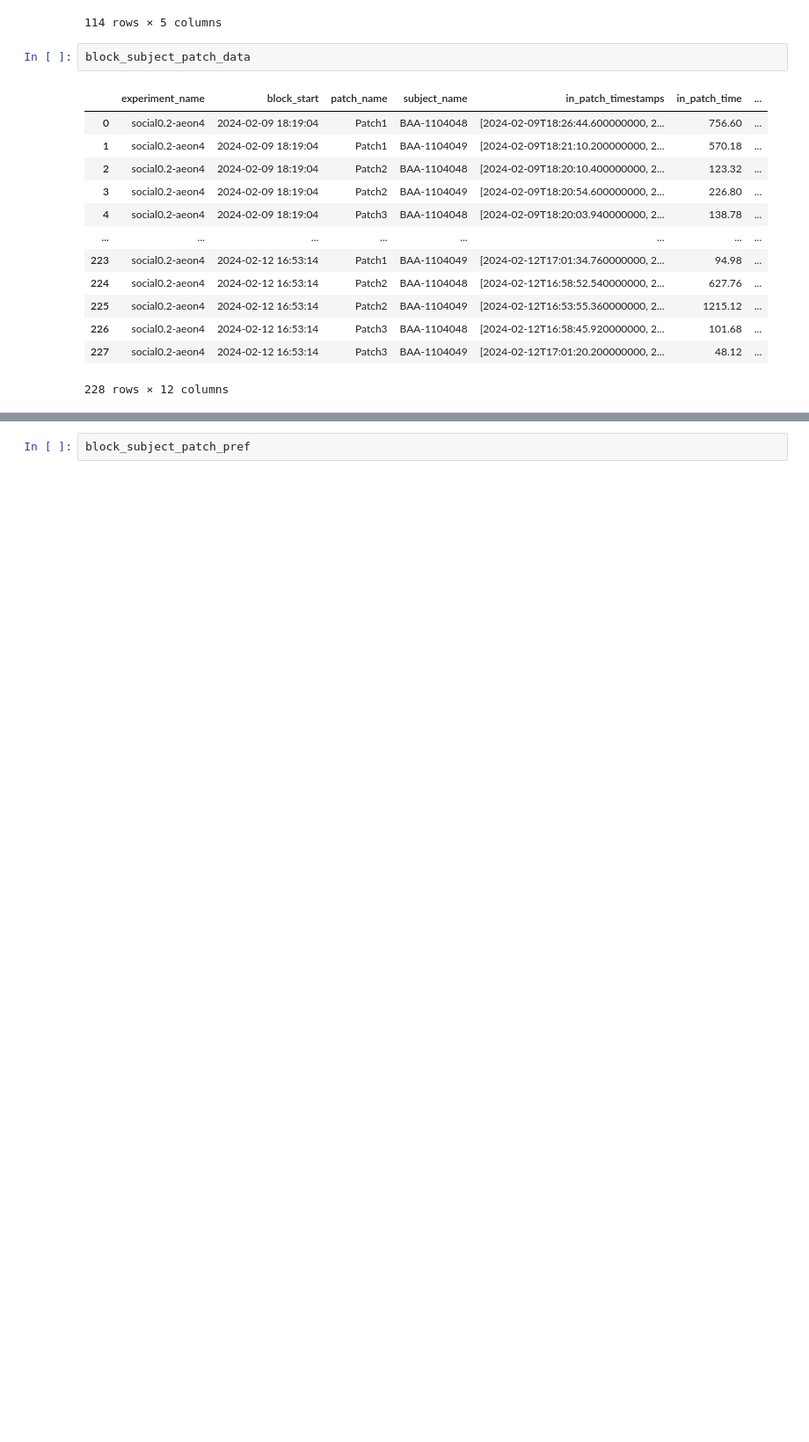
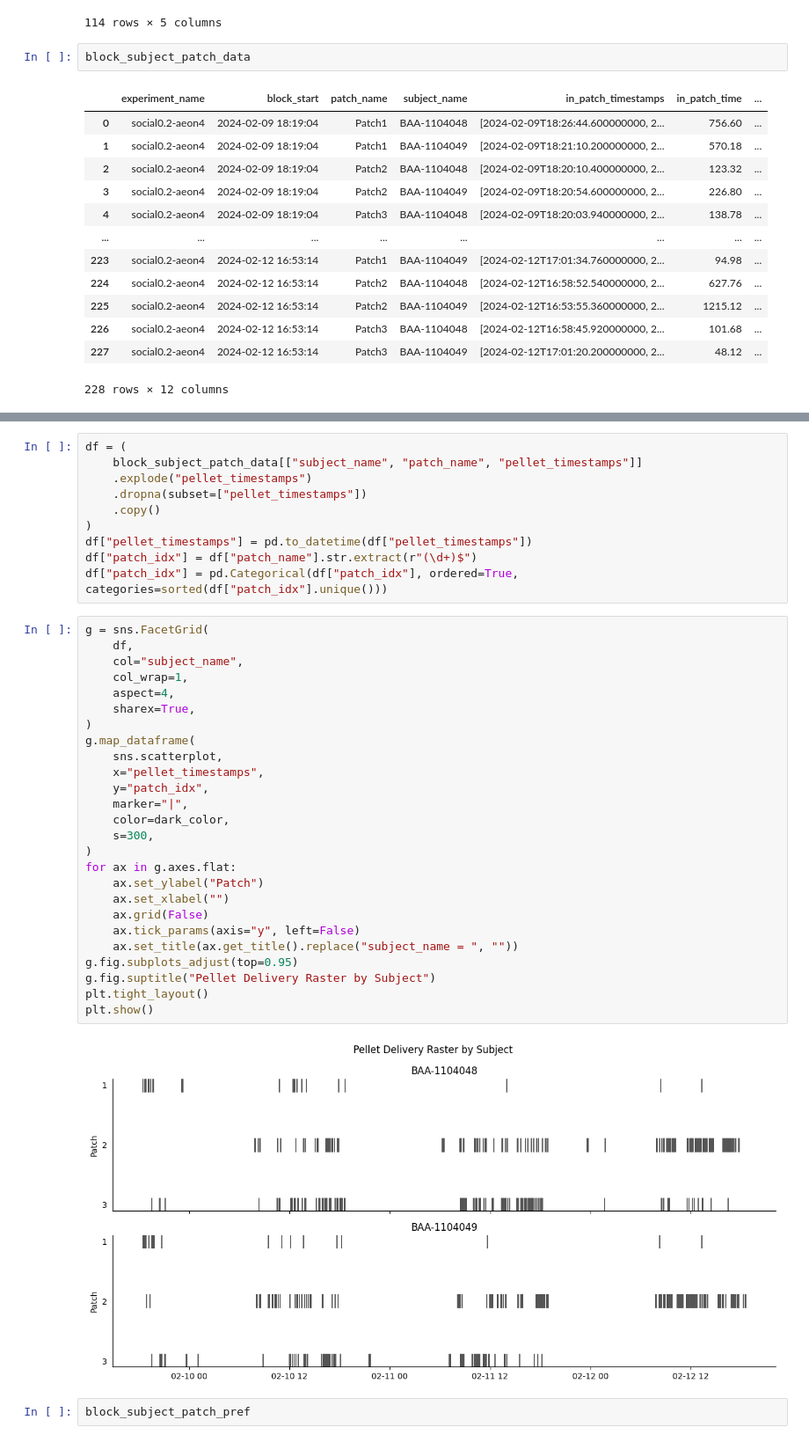
Before and after one commit to SainsburyWellcomeCentre/aeon_mecha, a Jupyter notebook: docs/examples/dj_fetching_data.ipynb, the cells around one changed output, grey strips where cells are left out. Shown at 88% size. Drawn from its saved outputs; the diff is of its cells as text; blank space fills up the shorter version.

```diff
--- a/docs/examples/dj_fetching_data.ipynb
+++ b/docs/examples/dj_fetching_data.ipynb
@@ -382,3 +434,41 @@ block_subject_patch_data
+# %%
+df = (
+    block_subject_patch_data[["subject_name", "patch_name", "pellet_timestamps"]]
+    .explode("pellet_timestamps")
+    .dropna(subset=["pellet_timestamps"])
+    .copy()
+)
+df["pellet_timestamps"] = pd.to_datetime(df["pellet_timestamps"])
+df["patch_idx"] = df["patch_name"].str.extract(r"(\d+)$")
+df["patch_idx"] = pd.Categorical(df["patch_idx"], ordered=True, categories=sorted(df["patch_idx"].unique()))
+# %%
+g = sns.FacetGrid(
+    df,
+    col="subject_name",
+    col_wrap=1,
+    aspect=4,
+    sharex=True,
+)
+g.map_dataframe(
+    sns.scatterplot,
+    x="pellet_timestamps",
+    y="patch_idx",
+    marker="|",
+    color=dark_color,
+    s=300,
+)
+for ax in g.axes.flat:
+    ax.set_ylabel("Patch")
+    ax.set_xlabel("")
+    ax.grid(False)
+    ax.tick_params(axis="y", left=False)
+    ax.set_title(ax.get_title().replace("subject_name = ", ""))
+g.fig.subplots_adjust(top=0.95)
+g.fig.suptitle("Pellet Delivery Raster by Subject")
+plt.tight_layout()
+plt.show()
+# %% [output]
+[figure, added]
 # %%
 block_subject_patch_pref
 # %% [output]
```
Also changed, not shown: parts of 6 cells of this notebook.
